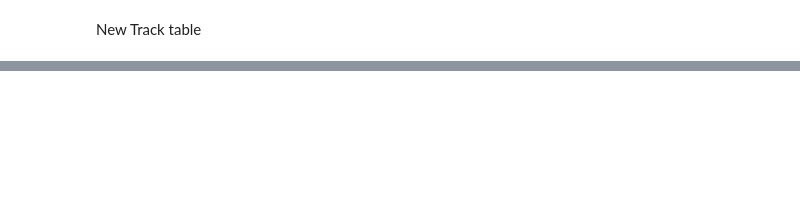
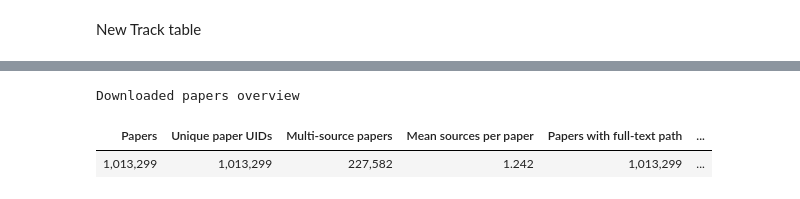
Before and after one commit to kevingeo11/synth_extract, a Jupyter notebook: notebooks/convert_to_markdown.ipynb, the cells around one changed output, grey strips where cells are left out. Drawn from its saved outputs; the diff is of its cells as text; code cells hidden in the pictures; blank space fills up the shorter version.

```diff
--- a/notebooks/convert_to_markdown.ipynb
+++ b/notebooks/convert_to_markdown.ipynb
@@ -2179,0 +2101,51 @@ New Track table
+# %%
+downloaded_papers_overview = read_downloaded_papers_query(
+    """
+    SELECT
+        COUNT(*) AS "Papers",
+        COUNT(DISTINCT paper_uid) AS "Unique paper UIDs",
+        SUM(CASE WHEN source_count > 1 THEN 1 ELSE 0 END)
+            AS "Multi-source papers",
+        ROUND(AVG(source_count), 3) AS "Mean sources per paper",
+        SUM(
+            CASE
+                WHEN fulltext_path IS NOT NULL AND TRIM(fulltext_path) != ''
+                THEN 1 ELSE 0
+            END
+        ) AS "Papers with full-text path",
+        SUM(CASE WHEN markdown_status = 1 THEN 1 ELSE 0 END)
+            AS "Successful Markdown",
+        SUM(CASE WHEN markdown_status = 0 THEN 1 ELSE 0 END)
+            AS "Failed / incomplete Markdown",
+        SUM(
+            CASE
+                WHEN markdown_status IS NULL OR markdown_status NOT IN (0, 1)
+                THEN 1 ELSE 0
+            END
+        ) AS "Other Markdown status",
+        ROUND(
+            100.0 * SUM(CASE WHEN markdown_status = 1 THEN 1 ELSE 0 END)
+            / COUNT(*),
+            2
+        ) AS "Markdown completion (%)"
+    FROM downloaded_papers
+    """
+)
+
+downloaded_papers_overview.style.format(
+    {
+        "Papers": "{:,}",
+        "Unique paper UIDs": "{:,}",
+        "Multi-source papers": "{:,}",
+        "Mean sources per paper": "{:.3f}",
+        "Papers with full-text path": "{:,}",
+        "Successful Markdown": "{:,}",
+        "Failed / incomplete Markdown": "{:,}",
+        "Other Markdown status": "{:,}",
+        "Markdown completion (%)": "{:.2f}%",
+    }
+).hide(axis="index").set_caption("Downloaded papers overview")
+# %% [output]
+Downloaded papers overview
+| Papers | Unique paper UIDs | Multi-source papers | Mean sources per paper | Papers with full-text path | ... |
+| 1,013,299 | 1,013,299 | 227,582 | 1.242 | 1,013,299 | ... |
```
Also changed, not shown: parts of 26 cells of this notebook, 19 other files.
